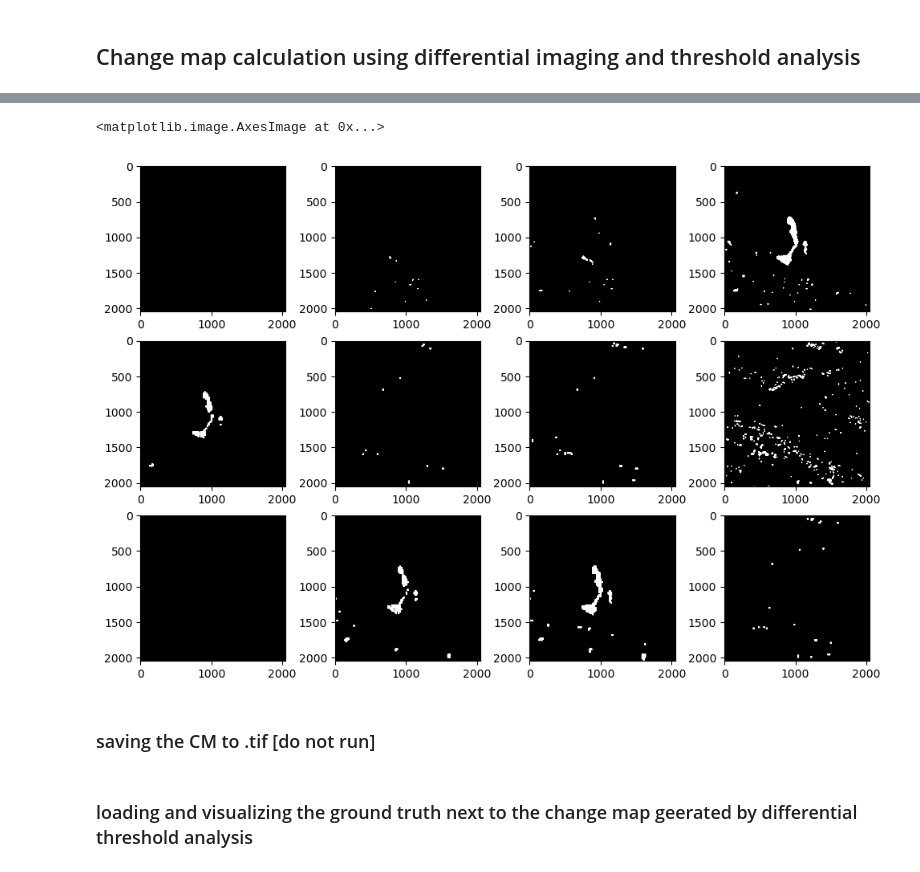
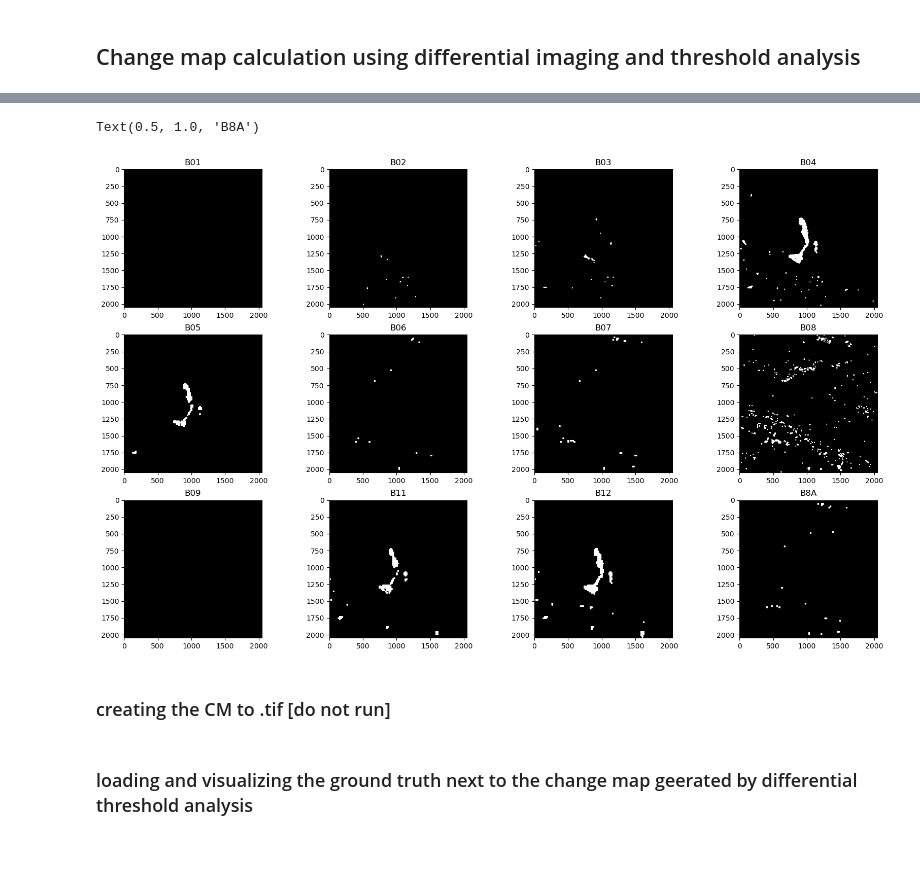
Before and after one commit to leonardijulia/MSc, a Jupyter notebook: retrieving_satellite_data.ipynb, the cells around one changed output, grey strips where cells are left out. Saved outputs shown, nothing was run; the diff lists cells and outputs as text; code cells hidden in the pictures.

```diff
--- a/retrieving_satellite_data.ipynb
+++ b/retrieving_satellite_data.ipynb
@@ -633,34 +349,57 @@ plt.imshow(im, cmap='Greys_r')
 # %%
 i = 41
-th_B01_2 = Image.open("DATA/thresholds_005/threshold_B01/"+str(i)+".png")
-th_B02_2 = Image.open("DATA/thresholds_005/threshold_B02/"+str(i)+".png")
-th_B03_2 = Image.open("DATA/thresholds_005/threshold_B03/"+str(i)+".png")
-th_B04_2 = Image.open("DATA/thresholds_005/threshold_B04/"+str(i)+".png")
-th_B05_2 = Image.open("DATA/thresholds_005/threshold_B05/"+str(i)+".png")
-th_B06_2 = Image.open("DATA/thresholds_005/threshold_B06/"+str(i)+".png")
-th_B07_2 = Image.open("DATA/thresholds_005/threshold_B07/"+str(i)+".png")
-th_B08_2 = Image.open("DATA/thresholds_005/threshold_B08/"+str(i)+".png")
-th_B09_2 = Image.open("DATA/thresholds_005/threshold_B09/"+str(i)+".png")
-th_B11_2 = Image.open("DATA/thresholds_005/threshold_B11/"+str(i)+".png")
-th_B12_2 = Image.open("DATA/thresholds_005/threshold_B12/"+str(i)+".png")
-th_B8A_2 = Image.open("DATA/thresholds_005/threshold_B8A/"+str(i)+".png")
+th_B01_2 = Image.open("DATA/DIFFERENTIAL_THRESHOLDING/thresholds_005/threshold_B01/"+str(i)+".png")
+th_B02_2 = Image.open("DATA/DIFFERENTIAL_THRESHOLDING/thresholds_005/threshold_B02/"+str(i)+".png")
+th_B03_2 = Image.open("DATA/DIFFERENTIAL_THRESHOLDING/thresholds_005/threshold_B03/"+str(i)+".png")
+th_B04_2 = Image.open("DATA/DIFFERENTIAL_THRESHOLDING/thresholds_005/threshold_B04/"+str(i)+".png")
+th_B05_2 = Image.open("DATA/DIFFERENTIAL_THRESHOLDING/thresholds_005/threshold_B05/"+str(i)+".png")
+th_B06_2 = Image.open("DATA/DIFFERENTIAL_THRESHOLDING/thresholds_005/threshold_B06/"+str(i)+".png")
+th_B07_2 = Image.open("DATA/DIFFERENTIAL_THRESHOLDING/thresholds_005/threshold_B07/"+str(i)+".png")
+th_B08_2 = Image.open("DATA/DIFFERENTIAL_THRESHOLDING/thresholds_005/threshold_B08/"+str(i)+".png")
+th_B09_2 = Image.open("DATA/DIFFERENTIAL_THRESHOLDING/thresholds_005/threshold_B09/"+str(i)+".png")
+th_B11_2 = Image.open("DATA/DIFFERENTIAL_THRESHOLDING/thresholds_005/threshold_B11/"+str(i)+".png")
+th_B12_2 = Image.open("DATA/DIFFERENTIAL_THRESHOLDING/thresholds_005/threshold_B12/"+str(i)+".png")
+th_B8A_2 = Image.open("DATA/DIFFERENTIAL_THRESHOLDING/thresholds_005/threshold_B8A/"+str(i)+".png")
 
-f, axarr = plt.subplots(3,4)
+f, axarr = plt.subplots(3,4, figsize=(20,12))
 axarr[0][0].imshow(th_B01_2, vmin=0, vmax=0.2, cmap='Greys_r')
+axarr[0][0].set_title('B01')
+
 axarr[0][1].imshow(th_B02_2, vmin=0, vmax=0.2, cmap='Greys_r')
+axarr[0][1].set_title('B02')
+
 axarr[0][2].imshow(th_B03_2, vmin=0, vmax=0.2, cmap='Greys_r')
+axarr[0][2].set_title('B03')
+
 axarr[0][3].imshow(th_B04_2, vmin=0, vmax=0.2, cmap='Greys_r')
+axarr[0][3].set_title('B04')
+
 axarr[1][0].imshow(th_B05_2, vmin=0, vmax=0.2, cmap='Greys_r')
+axarr[1][0].set_title('B05')
+
 axarr[1][1].imshow(th_B06_2, vmin=0, vmax=0.2, cmap='Greys_r')
+axarr[1][1].set_title('B06')
+
 axarr[1][2].imshow(th_B07_2, vmin=0, vmax=0.2, cmap='Greys_r')
+axarr[1][2].set_title('B07')
+
 axarr[1][3].imshow(th_B08_2, vmin=0, vmax=0.2, cmap='Greys_r')
+axarr[1][3].set_title('B08')
+
 axarr[2][0].imshow(th_B09_2, vmin=0, vmax=0.2, cmap='Greys_r')
+axarr[2][0].set_title('B09')
+
 axarr[2][1].imshow(th_B11_2, vmin=0, vmax=0.2, cmap='Greys_r')
+axarr[2][1].set_title('B11')
+
 axarr[2][2].imshow(th_B12_2, vmin=0, vmax=0.2, cmap='Greys_r')
+axarr[2][2].set_title('B12')
+
 axarr[2][3].imshow(th_B8A_2, vmin=0, vmax=0.2, cmap='Greys_r')
+axarr[2][3].set_title('B8A')
 # %% [output]
-<matplotlib.image.AxesImage at 0x...>
+Text(0.5, 1.0, 'B8A')
-[figure, old version]
+[figure, new version]
 # %% [markdown]
-### saving the CM to .tif [do not run]
+### creating the CM to .tif [do not run]
 # %%
```
Also changed, not shown: parts of 60 cells of this notebook, 1 other file.
